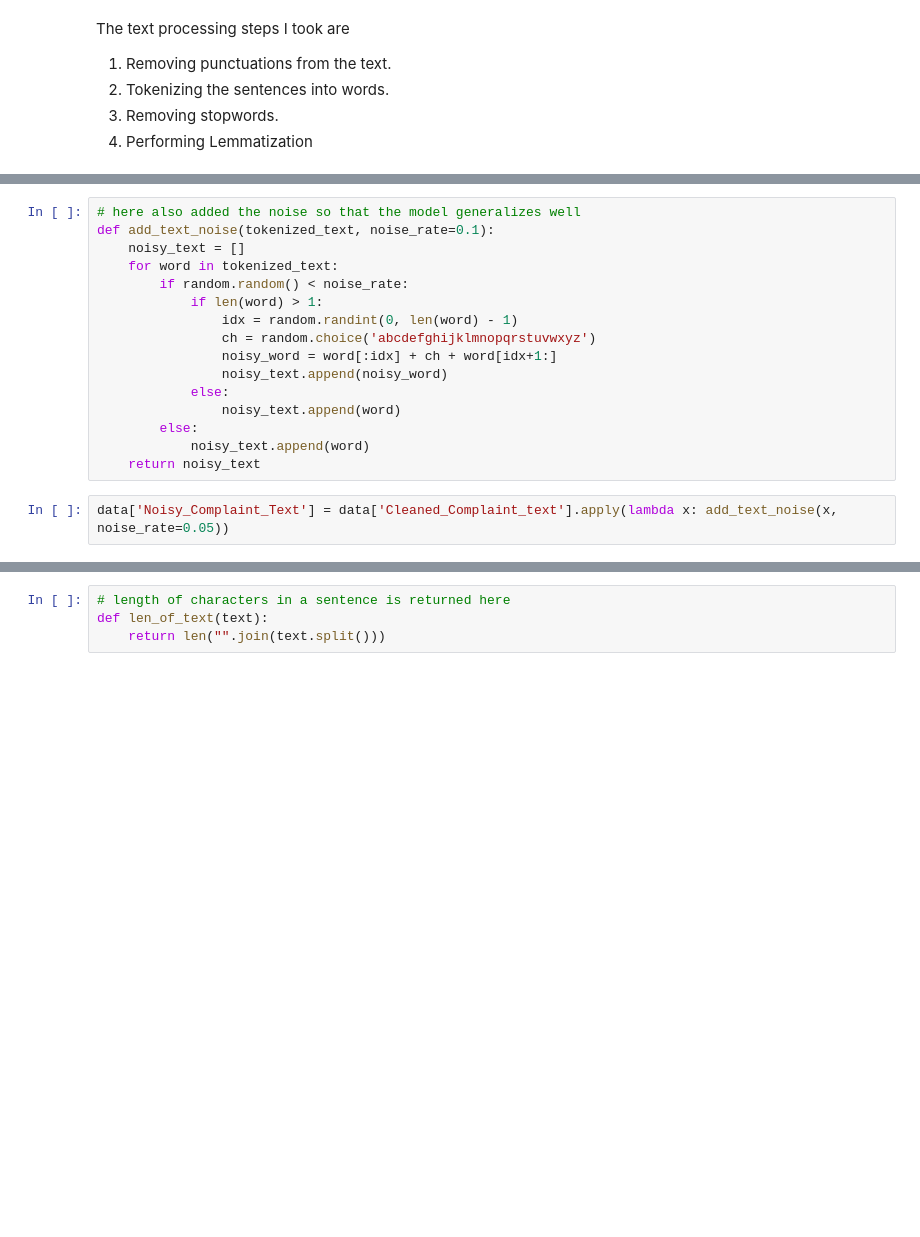
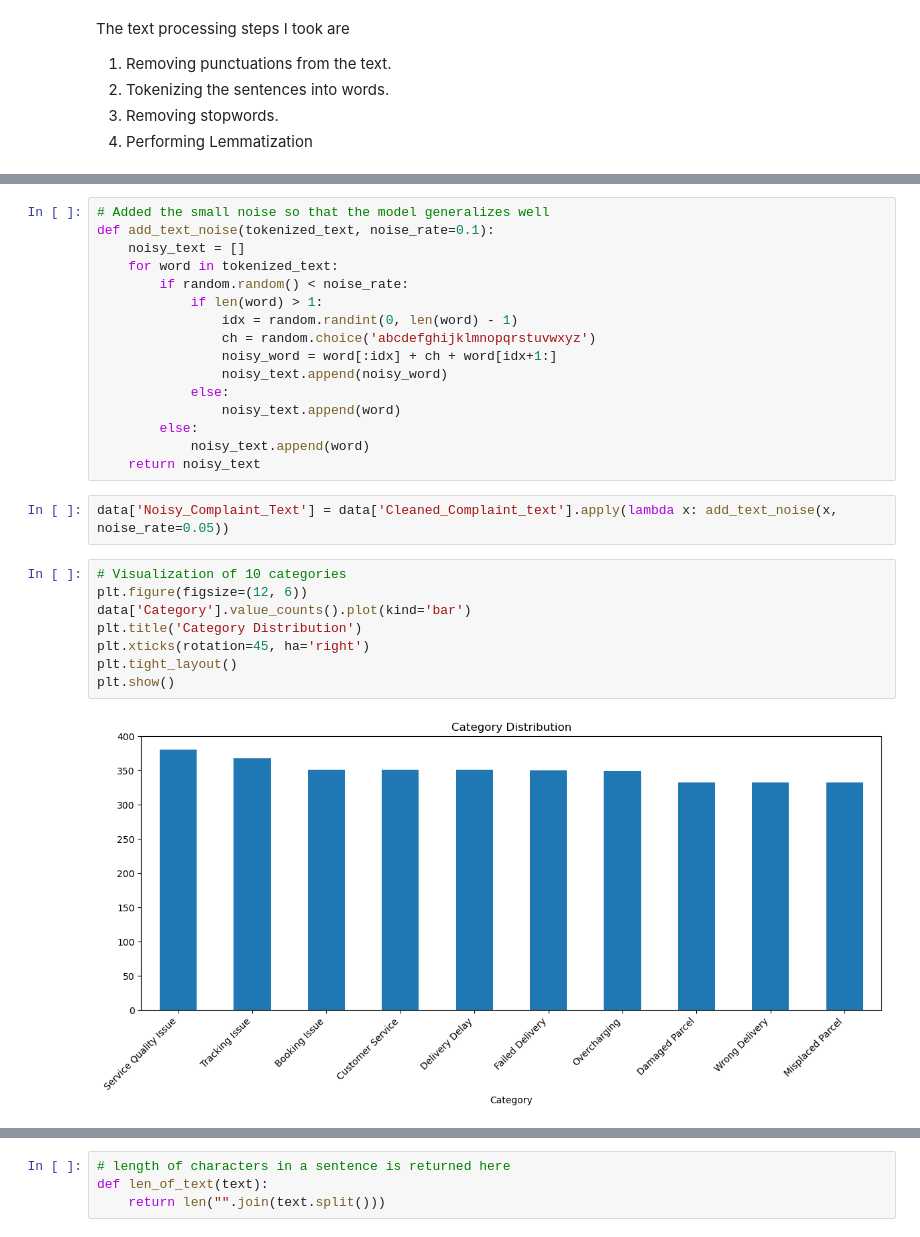
Before and after one commit to GeethSahith/Complaint-Classification-using-neural-networks-and-NLP, a Jupyter notebook: Complaint_Classification.ipynb, the cells around one changed output, grey strips where cells are left out. Drawn from its saved outputs; the diff is of its cells as text; blank space fills up the shorter version.

```diff
--- a/Complaint_Classification.ipynb
+++ b/Complaint_Classification.ipynb
@@ -133,6 +133,6 @@ data
 3500 rows × 3 columns
 # %%
-# here also added the noise so that the model generalizes well
+# Added the small noise so that the model generalizes well
 def add_text_noise(tokenized_text, noise_rate=0.1):
     noisy_text = []
     for word in tokenized_text:
@@ -149,4 +149,14 @@ def add_text_noise(tokenized_text, noise_rate=0.1):
     return noisy_text
 # %%
 data['Noisy_Complaint_Text'] = data['Cleaned_Complaint_text'].apply(lambda x: add_text_noise(x, noise_rate=0.05))
+# %%
+# Visualization of 10 categories
+plt.figure(figsize=(12, 6))
+data['Category'].value_counts().plot(kind='bar')
+plt.title('Category Distribution')
+plt.xticks(rotation=45, ha='right')
+plt.tight_layout()
+plt.show()
+# %% [output]
+[figure, added]
 # %% [markdown]
```
Also changed, not shown: parts of 55 cells of this notebook.
